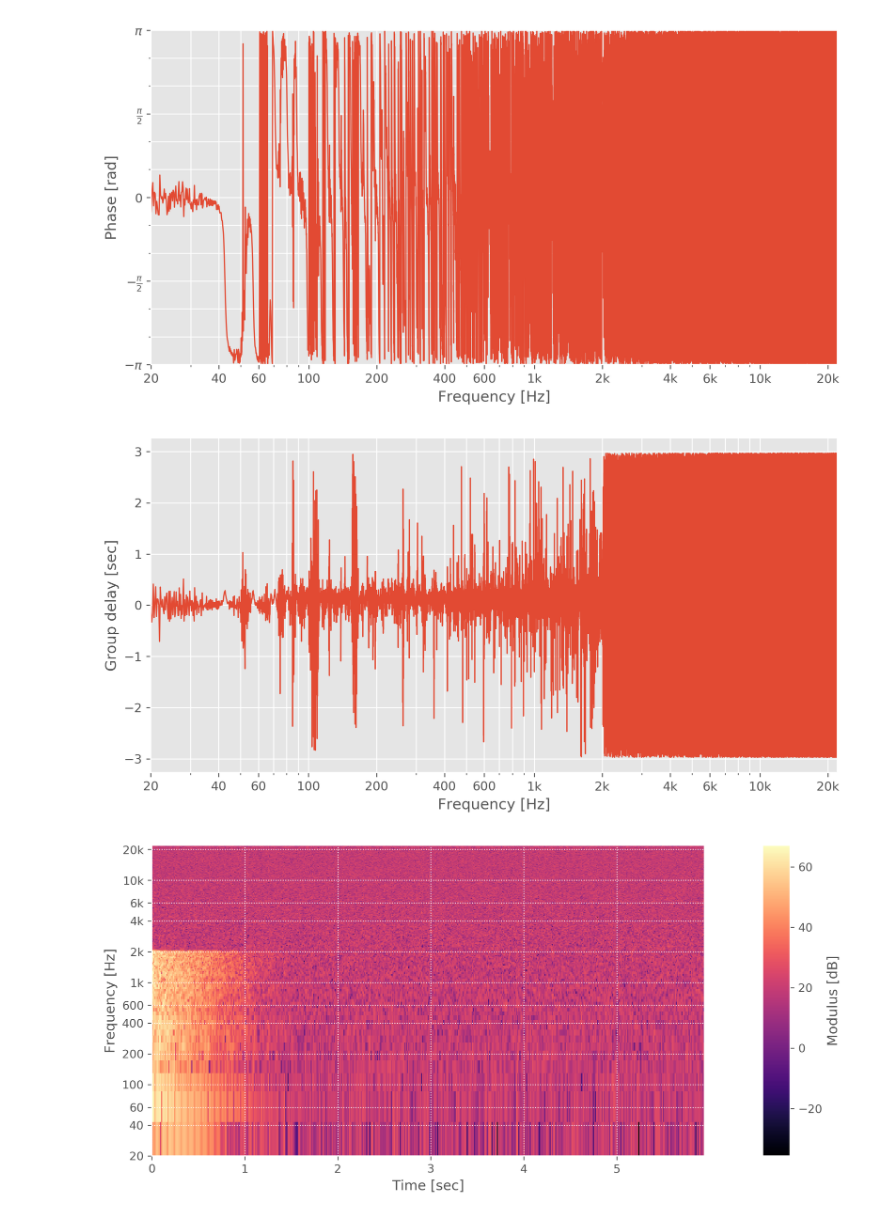
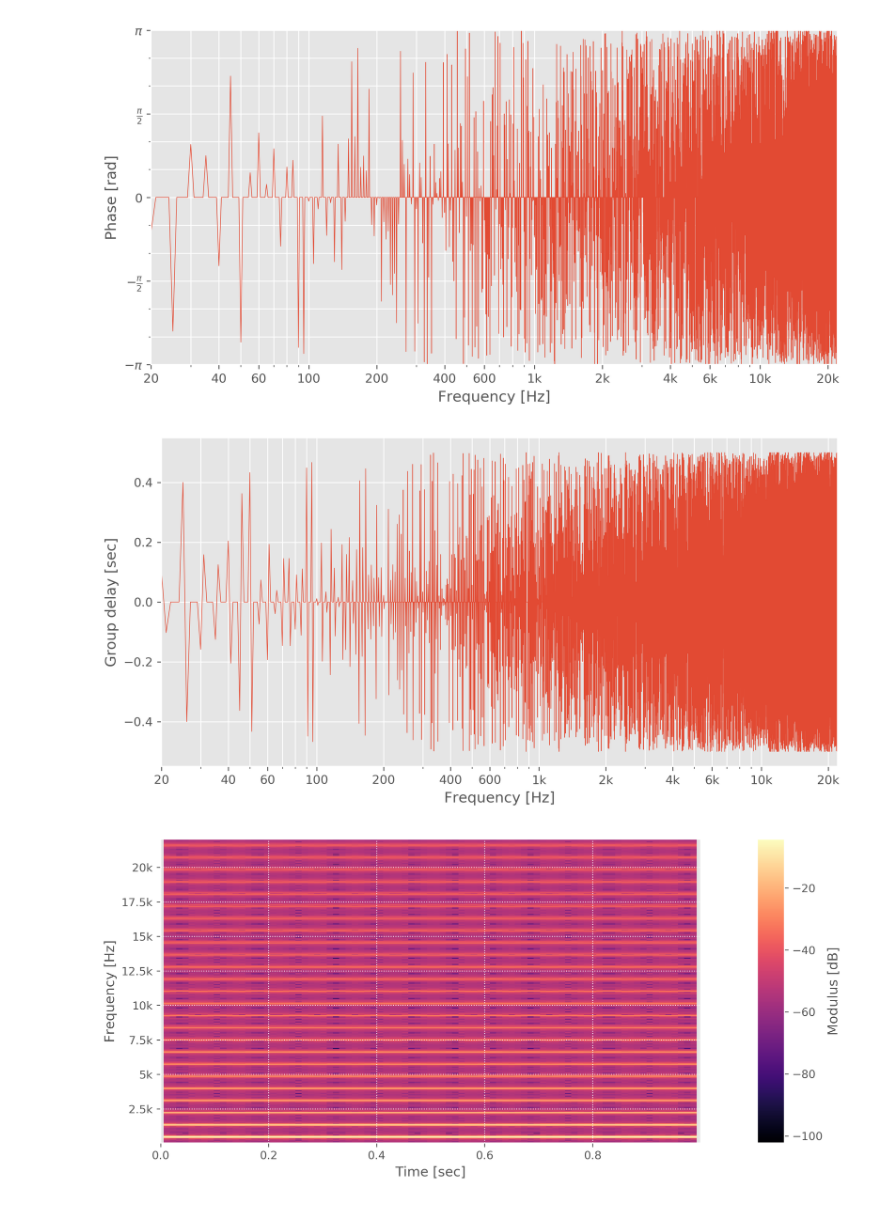
Before and after one commit to pyfar/pyfar, a Jupyter notebook: test_notebook.ipynb, the cells around one changed output. Drawn from its saved outputs; the diff is of its cells as text; code cells hidden in the pictures.

```diff
--- a/test_notebook.ipynb
+++ b/test_notebook.ipynb
@@ -21,11 +22,15 @@ The autoreload extension is already loaded. To reload it, use:
 test_audio_read = read('test_rir_noise.wav')
 sampling_rate = test_audio_read[0]
 test_audio_raw = test_audio_read[1]
+test_audio_raw =test_audio_raw/ np.max(np.abs(test_audio_raw))
 
-test_signal_object = Signal(data=test_audio_raw,
-                    sampling_rate=sampling_rate,
+t = np.linspace(0, 1, 44100, endpoint=False)
+squarewave = sgn.square(2 * np.pi * 440 * t)
+
+test_signal_object = Signal(data=squarewave,
+                    sampling_rate=44100,
                     domain='time',
-                    signal_type='energy')
+                    signal_type='power')
 # %%
 ax = plot.plot_time(test_signal_object)
 # %% [output]
@@ -37,15 +46,15 @@ ax = plot.plot_freq(test_signal_object)
 # %%
 ax = plot.plot_phase(test_signal_object)
 # %% [output]
-[figure, old version]
+[figure, new version]
 # %%
 ax = plot.plot_group_delay(test_signal_object)
 # %% [output]
-[figure, old version]
+[figure, new version]
 # %%
-ax = plot.plot_spectrogram(test_signal_object, log=True)
+ax = plot.plot_spectrogram(test_signal_object, log=False)
 # %% [output]
-[figure, old version]
+[figure, new version]
 # %%
 ax = plot.plot_freq_phase(test_signal_object)
 # %% [output]
```
Also changed, not shown: parts of 7 cells of this notebook, 4 other files.
